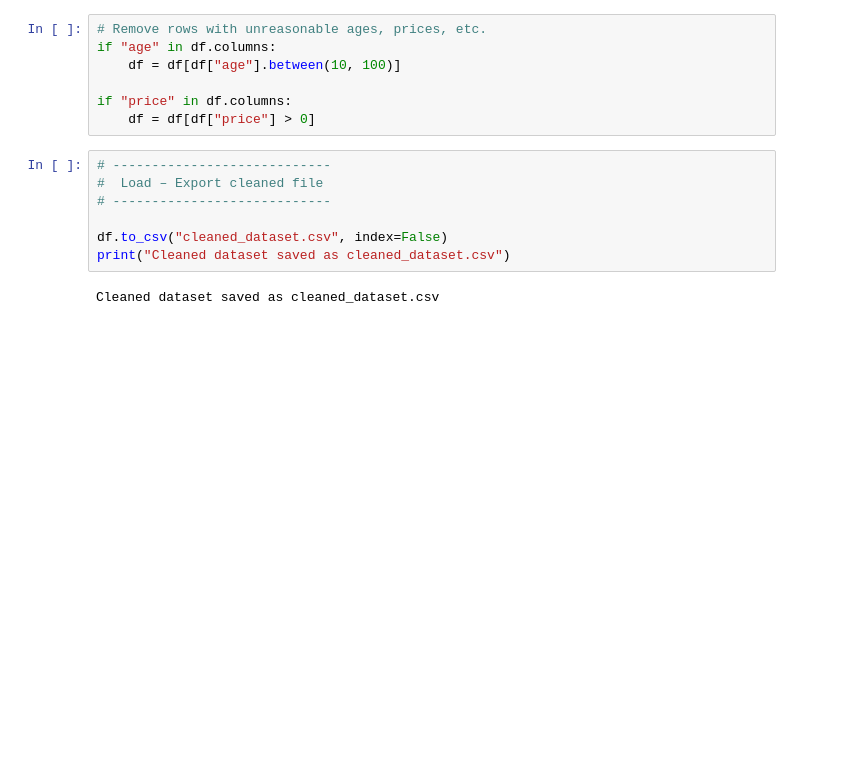
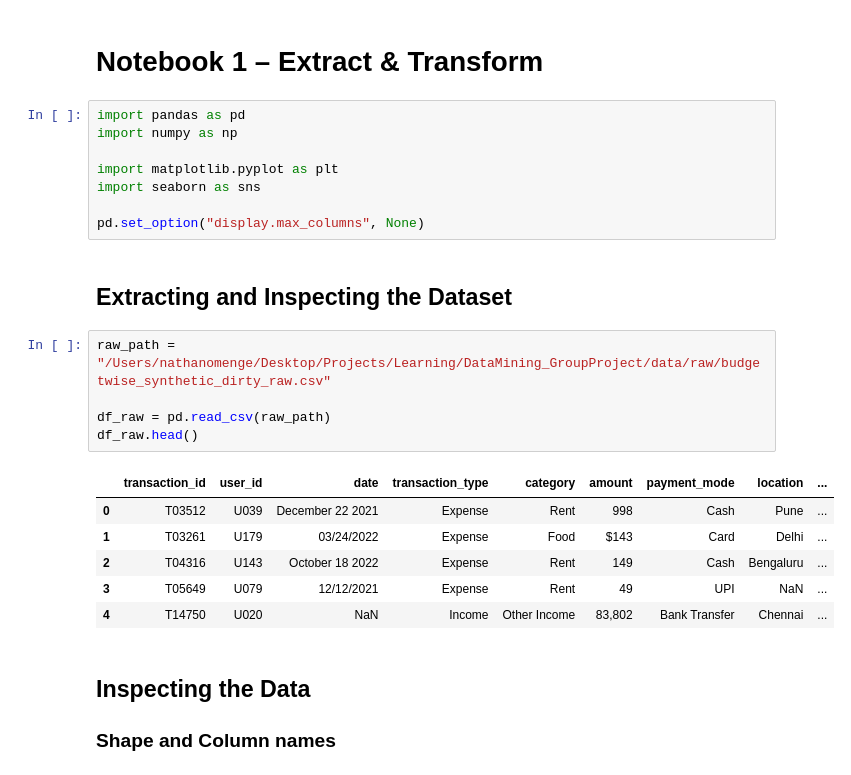
Before and after one commit to Nathan-Omenge/DataMining_GroupProject, a Jupyter notebook: notebooks/1_extract_transform.ipynb, the cells around one changed output. Cells and saved outputs as stored; diff of their text form; blank space fills up the shorter version.

Commit message:
restructure notebooks and file structure

```diff
--- a/notebooks/1_extract_transform.ipynb
+++ b/notebooks/1_extract_transform.ipynb
@@ -106,16 +1,27 @@ if {"customer_id", "amount"}.issubset(df.columns):
-# %%
-# Remove rows with unreasonable ages, prices, etc.
-if "age" in df.columns:
-    df = df[df["age"].between(10, 100)]
-
-if "price" in df.columns:
-    df = df[df["price"] > 0]
-# %%
-# ----------------------------
-#  Load – Export cleaned file
-# ----------------------------
-
-df.to_csv("cleaned_dataset.csv", index=False)
-print("Cleaned dataset saved as cleaned_dataset.csv")
-# %% [output]
-Cleaned dataset saved as cleaned_dataset.csv
+# %% [markdown]
+# Notebook 1 – Extract & Transform
+# %%
+import pandas as pd
+import numpy as np
+
+import matplotlib.pyplot as plt
+import seaborn as sns
+
+pd.set_option("display.max_columns", None)
+# %% [markdown]
+## Extracting and Inspecting the Dataset
+# %%
+raw_path = "/Users/nathanomenge/Desktop/Projects/Learning/DataMining_GroupProject/data/raw/budgetwise_synthetic_dirty_raw.csv"
+
+df_raw = pd.read_csv(raw_path)
+df_raw.head()
+# %% [output]
+|  | transaction_id | user_id | date | transaction_type | category | amount | payment_mode | location | ... |
+| 0 | T03512 | U039 | December 22 2021 | Expense | Rent | 998 | Cash | Pune | ... |
+| 1 | T03261 | U179 | 03/24/2022 | Expense | Food | $143 | Card | Delhi | ... |
+| 2 | T04316 | U143 | October 18 2022 | Expense | Rent | 149 | Cash | Bengaluru | ... |
+| 3 | T05649 | U079 | 12/12/2021 | Expense | Rent | 49 | UPI | NaN | ... |
+| 4 | T14750 | U020 | NaN | Income | Other Income | 83,802 | Bank Transfer | Chennai | ... |
+# %% [markdown]
+## Inspecting the Data
+### Shape and Column names
```
Also changed, not shown: parts of 32 cells of this notebook, 5 other files.
